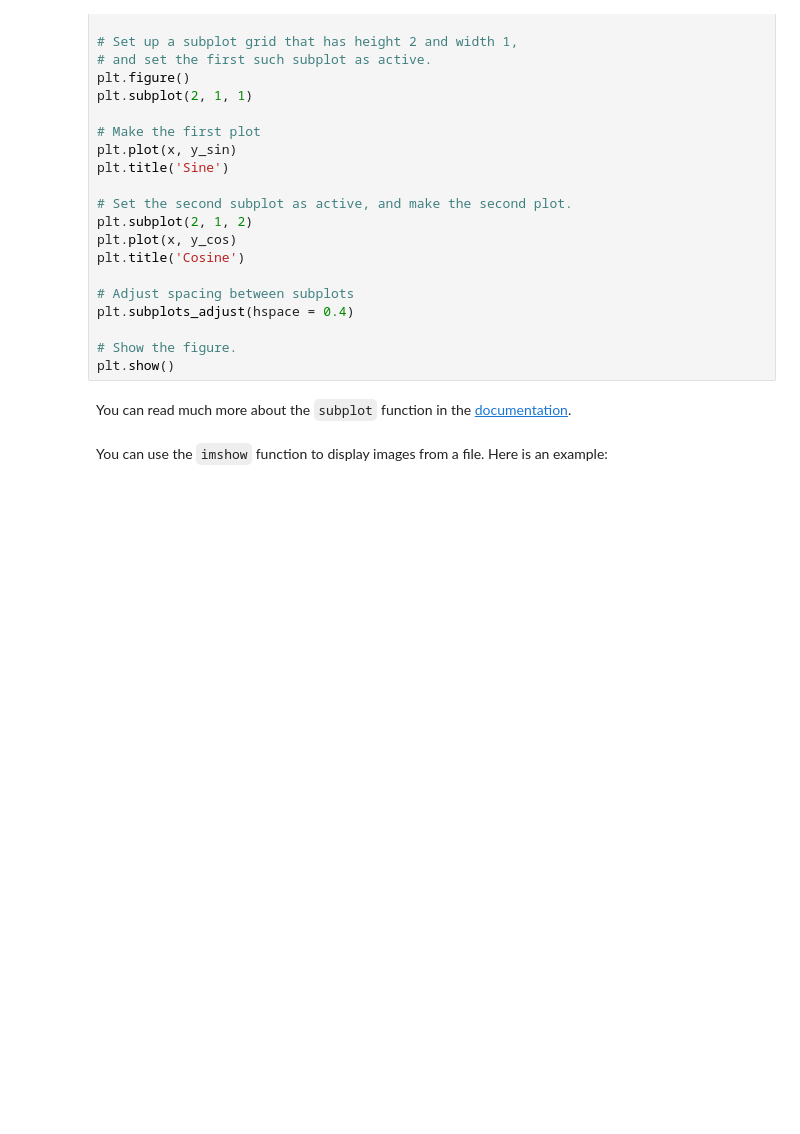
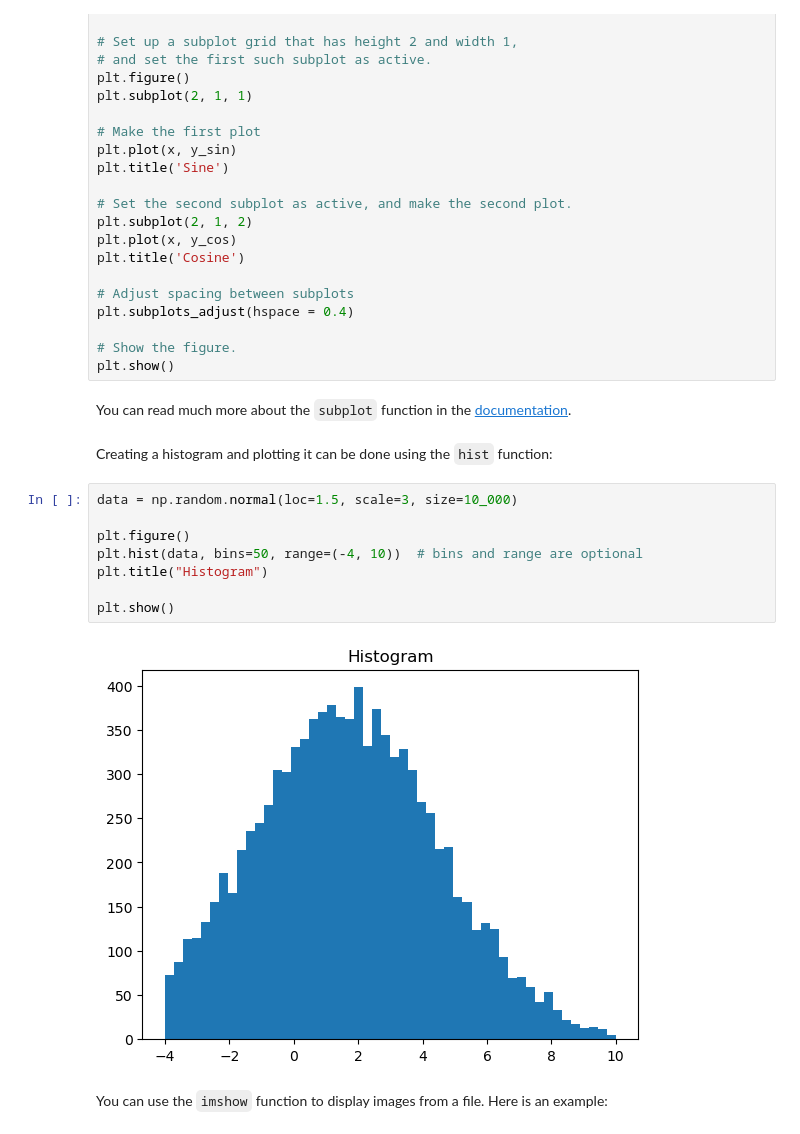
Before and after one commit to jonas-eschle/101python, a Jupyter notebook: lecture4/09numpy_tutorial.ipynb, the cells around one changed output. Drawn from its saved outputs; the diff is of its cells as text; blank space fills up the shorter version.

```diff
--- a/lecture4/09numpy_tutorial.ipynb
+++ b/lecture4/09numpy_tutorial.ipynb
@@ -791,6 +782,18 @@ plt.subplots_adjust(hspace = 0.4)
 plt.show()
 # %% [markdown]
 You can read much more about the `subplot` function in the [documentation](http://matplotlib.org/api/pyplot_api.html#matplotlib.pyplot.subplot).
+# %% [markdown]
+Creating a histogram and plotting it can be done using the `hist` function:
+# %%
+data = np.random.normal(loc=1.5, scale=3, size=10_000)
+
+plt.figure()
+plt.hist(data, bins=50, range=(-4, 10))  # bins and range are optional
+plt.title("Histogram")
+
+plt.show()
+# %% [output]
+[figure, added]
 # %% [markdown]
 You can use the `imshow` function to display images from a file. Here is an example:
 # %%
```
Also changed, not shown: parts of 4 cells of this notebook.
